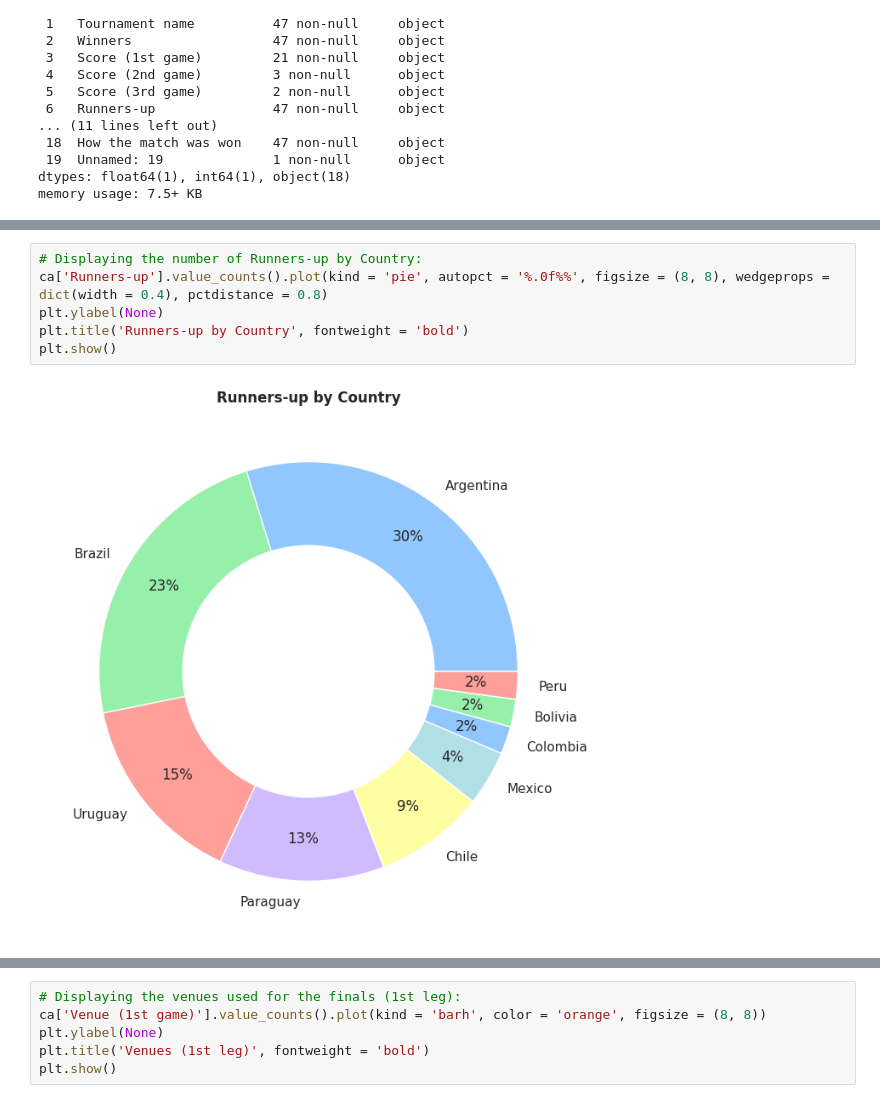
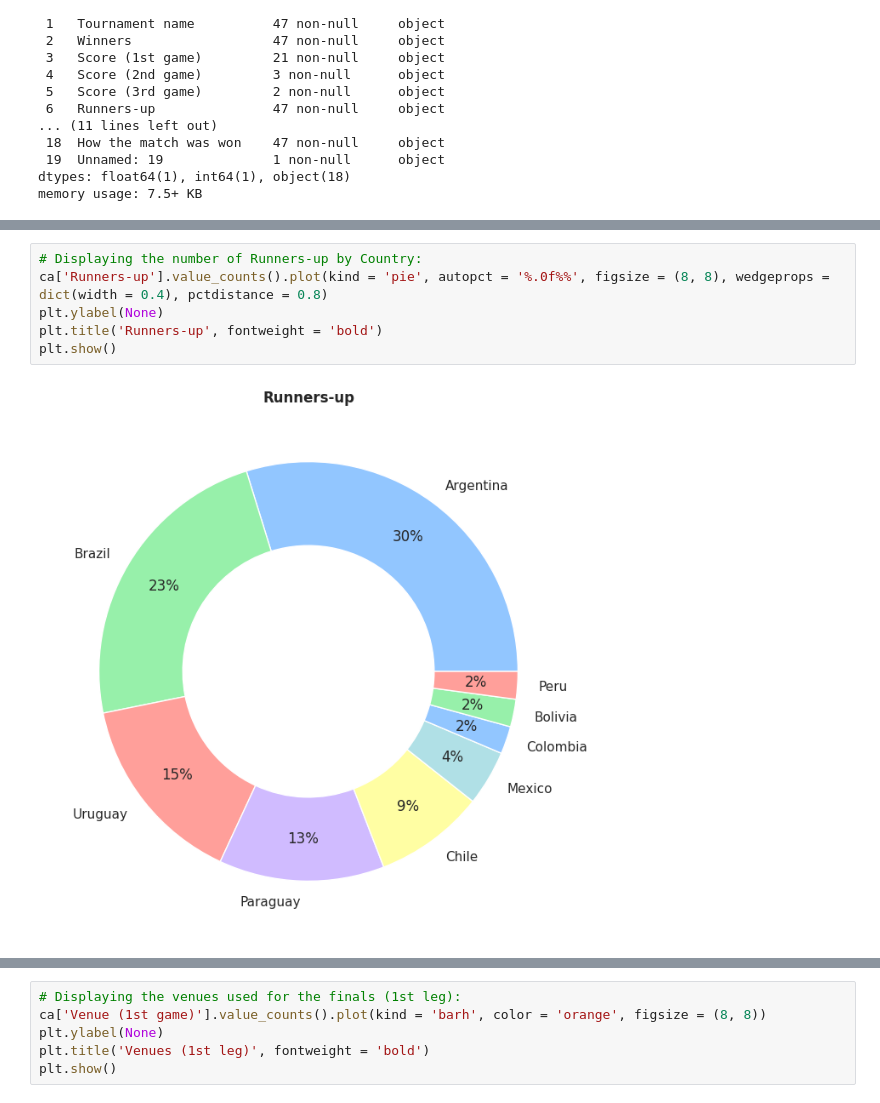
Before and after one commit to guilhermelaviola/SoccerCompetitionsStudy, a Jupyter notebook: CopaAmericaStudy.ipynb, the cells around one changed output, grey strips where cells are left out. Cells and saved outputs as stored; diff of their text form.

```diff
--- a/CopaAmericaStudy.ipynb
+++ b/CopaAmericaStudy.ipynb
@@ -59,11 +59,11 @@ plt.show()
 # %%
 # Displaying the number of Runners-up by Country:
 ca['Runners-up'].value_counts().plot(kind = 'pie', autopct = '%.0f%%', figsize = (8, 8), wedgeprops = dict(width = 0.4), pctdistance = 0.8)
 plt.ylabel(None)
-plt.title('Runners-up by Country', fontweight = 'bold')
+plt.title('Runners-up', fontweight = 'bold')
 plt.show()
 # %% [output]
-[figure, old version]
+[figure, new version]
 # %%
 # Displaying the host countries by Country:
 ca['Host country'].value_counts().plot(kind = 'barh', color = 'orange', figsize = (8, 8))
```
Also changed, not shown: parts of 5 cells of this notebook.
